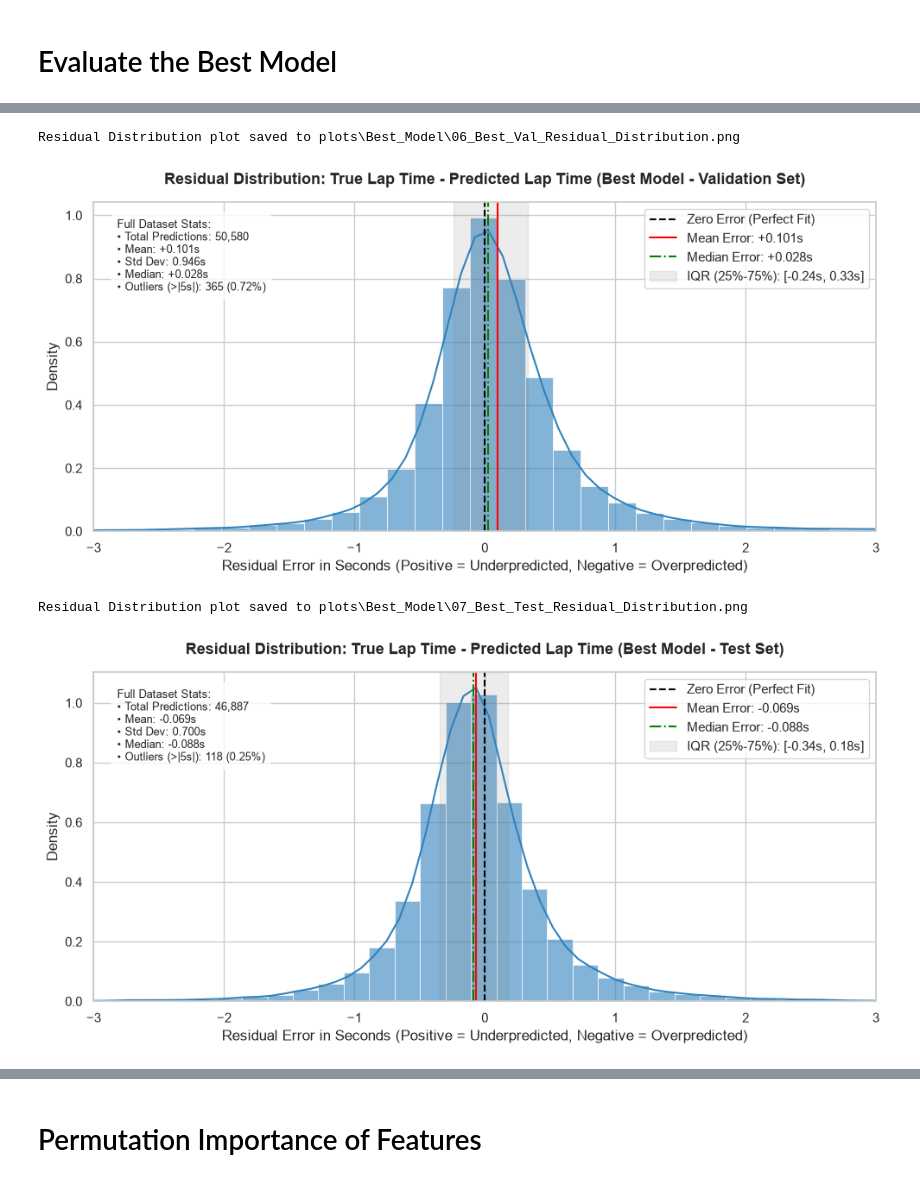
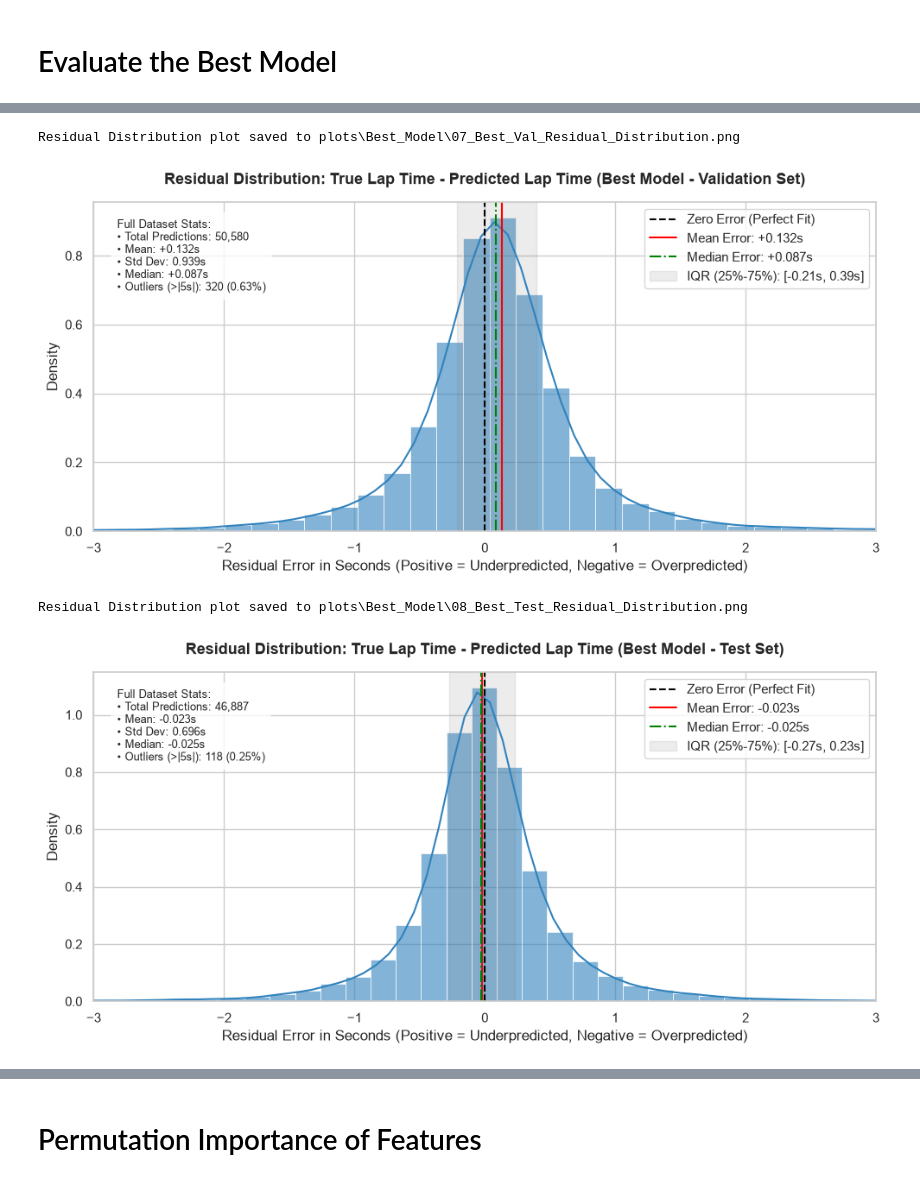
Before and after one commit to BevisWong76/f1-lap-time-predictor, a Jupyter notebook: f1_lap_time_prediction.ipynb, the cells around one changed output, grey strips where cells are left out. Saved outputs shown, nothing was run; the diff lists cells and outputs as text; code cells hidden in the pictures.

```diff
--- a/f1_lap_time_prediction.ipynb
+++ b/f1_lap_time_prediction.ipynb
@@ -684,12 +758,15 @@ desired_order = [   'Year', 'Event', 'Driver', 'Team', 'LapNumber',
                     'SpeedI1', 'SpeedI2', 'SpeedFL', 'SpeedST',                                         # Speed
                     'Stint', 'Stint_Age', 'FreshTyre', 'TyreLife', 'TyreLifeSquared', 'Compound',       # Tyre Strategy
                     'Relative_Gap', 'DRS_Active',                                                       # Relative Gap and DRS
-                    'IsSafetyCar', 'IsRedFlag', 'IsVSC','IsPitClosed', 'IsSCEnding',                    # Track Status
+                    'IsYellowFlag', 'IsRedFlag', 'IsSafetyCar', 'IsVSC',                                # Track Status
                     'AirTemp', 'TrackTemp', 'Rainfall',                                                 # Weather Conditions
                     'LapTimeSeconds','LapTimeDelta',                                                    # Target Feature
 ]
 
 
 df_no_extreme = reorder_columns(df_full_eng, desired_order)
+
+print(len(desired_order))
+print(len(df_no_extreme.columns))
 df_no_extreme.columns
 # %% [output]
@@ -734,7 +813,7 @@ minmax_features = [
 # binary features that represent true/false conditions, suitable for boolean representation
 bool_features = [
     'IsPersonalBest', 'FreshTyre', 'DRS_Active',
-    'IsSafetyCar', 'IsRedFlag', 'IsVSC', 'IsPitClosed', 'IsSCEnding',
+    'IsYellowFlag', 'IsRedFlag', 'IsSafetyCar', 'IsVSC',
     'Rainfall',
 ]
 # %%
@@ -2664,21 +2761,20 @@ Stage 2 Best Parameters: {'learning_rate': 0.0009660449164345999, 'dropout': 0.5
 # %%
-# Final Model Training with Combined Best Parameters
+# Train the final model with the best hyperparameters found from the Optuna optimization
 
-# Merge Stage 1 and Stage 2 best parameters for final model configuration
-best_params = {**study_stage1.best_params, **study_stage2.best_params}
-print("\nCombined Optimal Hyperparameters:", best_params)
+with open(best_config_path, "r") as f:
+    config = json.load(f)
 
 
 # Define the model with the best hyperparameters found from the Optuna optimization
 best_model = F1LapSeq2Seq(
-    cat_dims=cat_dims,
-    cont_dim=cont_dim,
-    hidden_dim=best_params.get("hidden_dim", 32),
-    embed_dim=best_params.get("embed_dim", 4),
-    forecast_len=forecast_len,
-    num_layers=best_params.get("num_layers", 2),
-    dropout=best_params.get("dropout", 0.5),
-    target_cont_idx=target_cont_idx
+    cat_dims=config.get("cat_dims", cat_dims),
+    cont_dim=config.get("cont_dim", cont_dim),
+    hidden_dim=config.get("hidden_dim", 32),
+    embed_dim=config.get("embed_dim", 4),
+    forecast_len=config.get("forecast_len", 3),
+    num_layers=config.get("num_layers", 2),
+    dropout=config.get("dropout", 0.5),
+    target_cont_idx=config.get("target_cont_idx", target_cont_idx)
 )
 
 # # Train the model with the best training parameters
@@ -2688,13 +2784,13 @@ best_model_training_results = train_f1_model(
     train_loader=train_loader,
     val_loader=val_loader,
     noise_std=0.02,
-    epochs=150,
+    epochs=200,
     # Training Hyperparameters from Optuna
-    HuberLoss_delta=best_params.get("HuberLoss_delta", 1.0),
-    learning_rate=best_params.get("learning_rate", 0.0001),
-    weight_decay=best_params.get("weight_decay", 0.02),
+    HuberLoss_delta=config.get("HuberLoss_delta", 1.0),
+    learning_rate=config.get("learning_rate", 0.0001),
+    weight_decay=config.get("weight_decay", 0.02),
     # Scheduler and Early Stopping
-    sche_patience=10,
+    sche_patience=5,
     sche_factor=0.5,
     early_stopping_chance=5,
     # Model Saving Path
@@ -2817,32 +2935,32 @@ Forecast Horizon Error Decay plot saved to plots\Best_Model\05_Best_Test_Forecas
 # %%
 # Visualize the Error Residual Distribution (True - Pred)
 
 residuals_best_val = best_model_eval_val["residual"]
 stats_best_val     = best_model_eval_val["residual_stats"]
 
 plot_residual_distribution(
     residuals_best_val,
     stats_best_val,
     title="Residual Distribution: True Lap Time - Predicted Lap Time (Best Model - Validation Set)",
-    savepath=best_model_plots_dir / "06_Best_Val_Residual_Distribution.png",
+    savepath=best_model_plots_dir / "07_Best_Val_Residual_Distribution.png",
     xlim=(-3,3)
 )
 
 residuals_best_test = best_model_eval_test["residual"]
 stats_best_test     = best_model_eval_test["residual_stats"]
 
 plot_residual_distribution(
     residuals_best_test,
     stats_best_test,
     title="Residual Distribution: True Lap Time - Predicted Lap Time (Best Model - Test Set)",
-    savepath=best_model_plots_dir / "07_Best_Test_Residual_Distribution.png",
+    savepath=best_model_plots_dir / "08_Best_Test_Residual_Distribution.png",
     xlim=(-3,3)
 )
 # %% [output]
-Residual Distribution plot saved to plots\Best_Model\06_Best_Val_Residual_Distribution.png
+Residual Distribution plot saved to plots\Best_Model\07_Best_Val_Residual_Distribution.png
-[figure, old version]
+[figure, new version]
-Residual Distribution plot saved to plots\Best_Model\07_Best_Test_Residual_Distribution.png
+Residual Distribution plot saved to plots\Best_Model\08_Best_Test_Residual_Distribution.png
-[figure, old version]
+[figure, new version]
 # %%
 # print the original hyperparameters and the best hyperparameters found from the Optuna optimization
 
```
Also changed, not shown: parts of 39 cells of this notebook, 52 other files.
